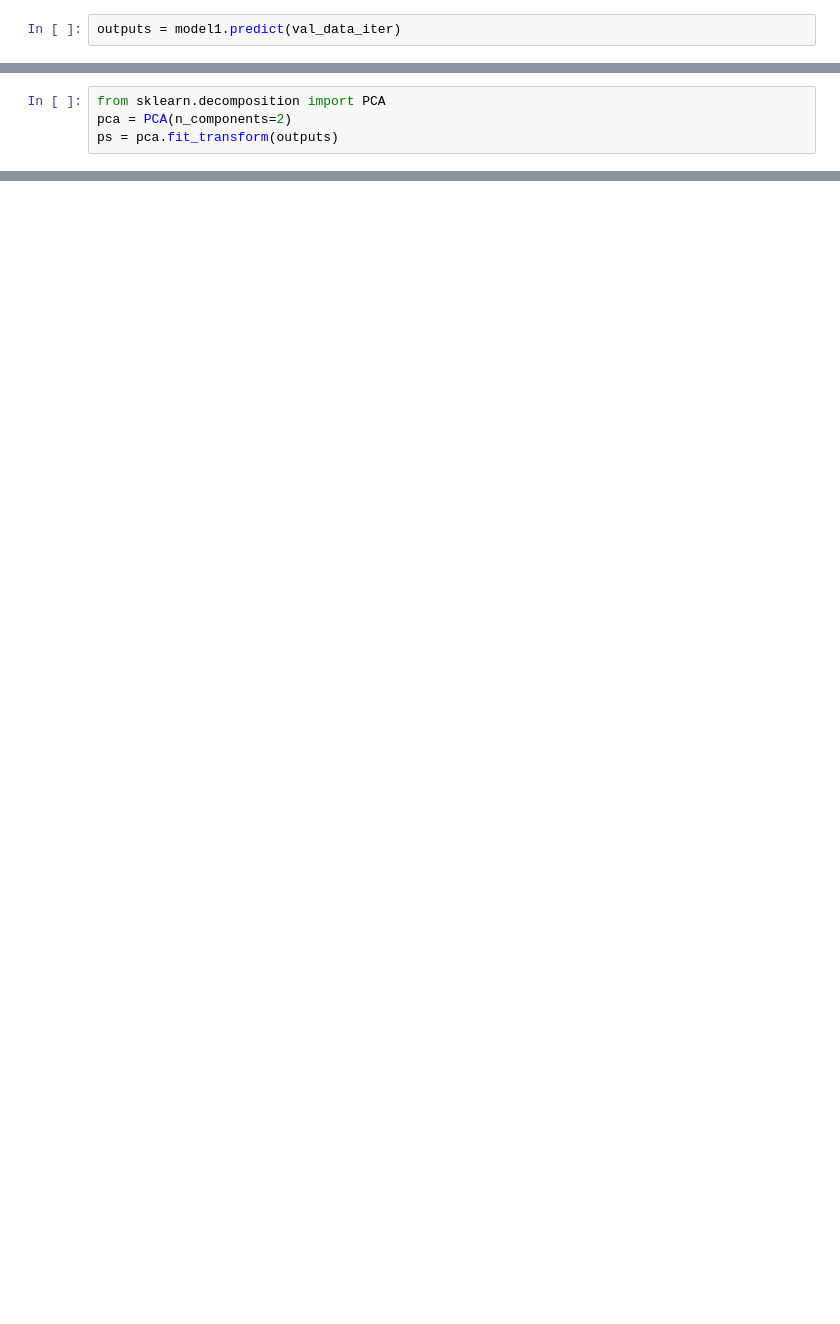
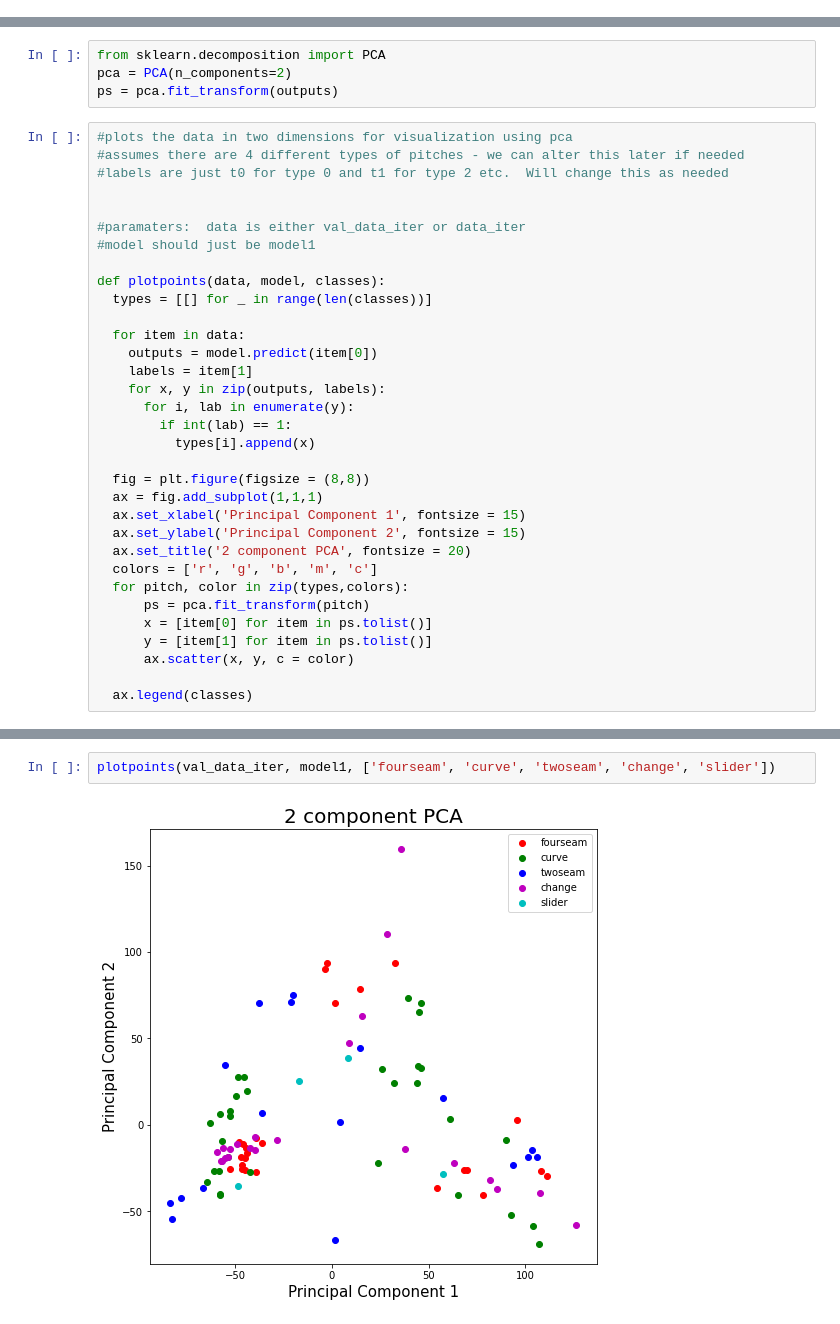
Before and after one commit to amevada9/cs159-final-project, a Jupyter notebook: dembski_train_model.ipynb, the cells around one changed output, grey strips where cells are left out. Cells and saved outputs as stored; diff of their text form; blank space fills up the shorter version.

```diff
--- a/dembski_train_model.ipynb
+++ b/dembski_train_model.ipynb
@@ -370,2 +365,0 @@ Length of Outputs: (675, 9216)
-# %%
-outputs = model1.predict(val_data_iter)
@@ -386,3 +367,36 @@ going back to the images and coloring them could be a little hard.  Can figure i
 from sklearn.decomposition import PCA
 pca = PCA(n_components=2)
 ps = pca.fit_transform(outputs)
+# %%
+#plots the data in two dimensions for visualization using pca
+#assumes there are 4 different types of pitches - we can alter this later if needed
+#labels are just t0 for type 0 and t1 for type 2 etc.  Will change this as needed
+
+
+#paramaters:  data is either val_data_iter or data_iter
+#model should just be model1
+
+def plotpoints(data, model, classes):
+  types = [[] for _ in range(len(classes))]
+
+  for item in data:
+    outputs = model.predict(item[0])
+    labels = item[1]
+    for x, y in zip(outputs, labels):
+      for i, lab in enumerate(y):
+        if int(lab) == 1:
+          types[i].append(x)
+
+  fig = plt.figure(figsize = (8,8))
+  ax = fig.add_subplot(1,1,1)
+  ax.set_xlabel('Principal Component 1', fontsize = 15)
+  ax.set_ylabel('Principal Component 2', fontsize = 15)
+  ax.set_title('2 component PCA', fontsize = 20)
+  colors = ['r', 'g', 'b', 'm', 'c']
+  for pitch, color in zip(types,colors):
+      ps = pca.fit_transform(pitch)
+      x = [item[0] for item in ps.tolist()]
+      y = [item[1] for item in ps.tolist()]
+      ax.scatter(x, y, c = color)
+
+  ax.legend(classes)
@@ -388,0 +408,4 @@ ps = pca.fit_transform(outputs)
+# %%
+plotpoints(val_data_iter, model1, ['fourseam', 'curve', 'twoseam', 'change', 'slider'])
+# %% [output]
+[figure, added]
```
Also changed, not shown: parts of 15 cells of this notebook.
